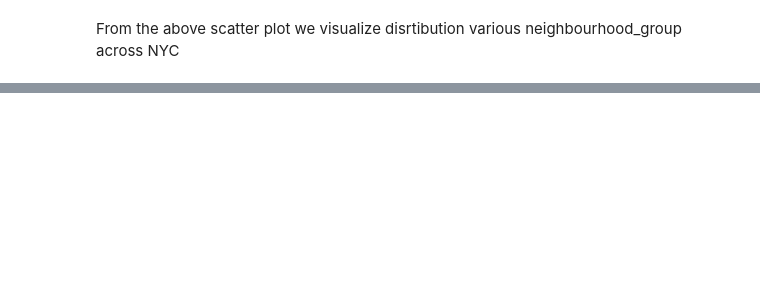
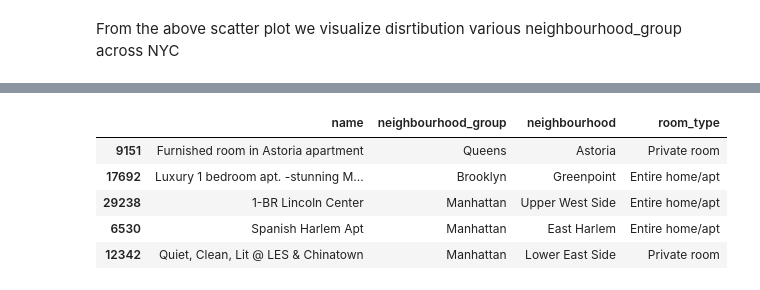
Before and after one commit to nishigandha2/airbnb-booking-analysis, a Jupyter notebook: AIRBNB_.ipynb, the cells around one changed output, grey strips where cells are left out. Saved outputs shown, nothing was run; the diff lists cells and outputs as text; code cells hidden in the pictures; blank space fills up the shorter version.

```diff
--- a/AIRBNB_.ipynb
+++ b/AIRBNB_.ipynb
@@ -189,0 +212,9 @@ From the above scatter plot we visualize disrtibution various neighbourhood_grou
+# %%
+airbnb_df.nlargest(5,'price')[['name','neighbourhood_group','neighbourhood','room_type']]
+# %% [output]
+|  | name | neighbourhood_group | neighbourhood | room_type |
+| 9151 | Furnished room in Astoria apartment | Queens | Astoria | Private room |
+| 17692 | Luxury 1 bedroom apt. -stunning M... | Brooklyn | Greenpoint | Entire home/apt |
+| 29238 | 1-BR Lincoln Center | Manhattan | Upper West Side | Entire home/apt |
+| 6530 | Spanish Harlem Apt | Manhattan | East Harlem | Entire home/apt |
+| 12342 | Quiet, Clean, Lit @ LES & Chinatown | Manhattan | Lower East Side | Private room |
```
Also changed, not shown: parts of 9 cells of this notebook.
